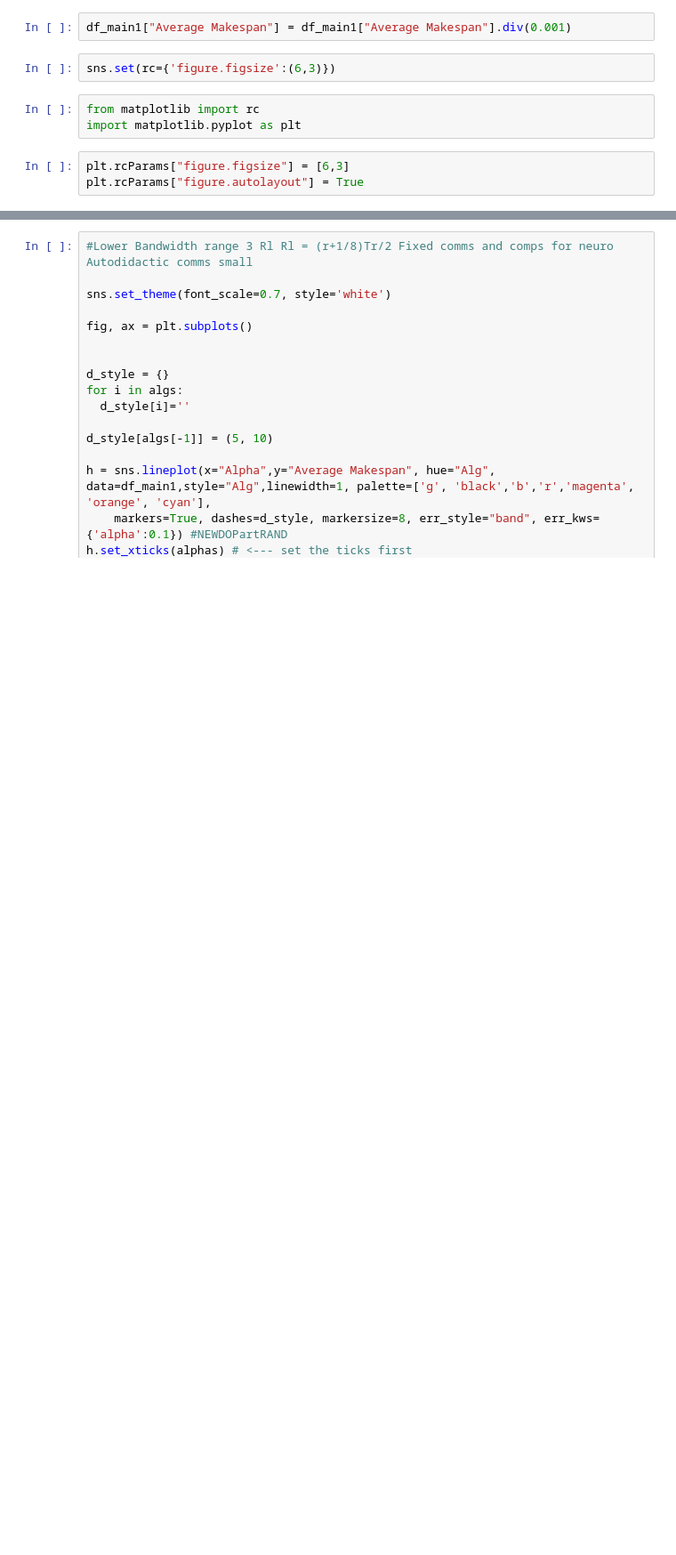
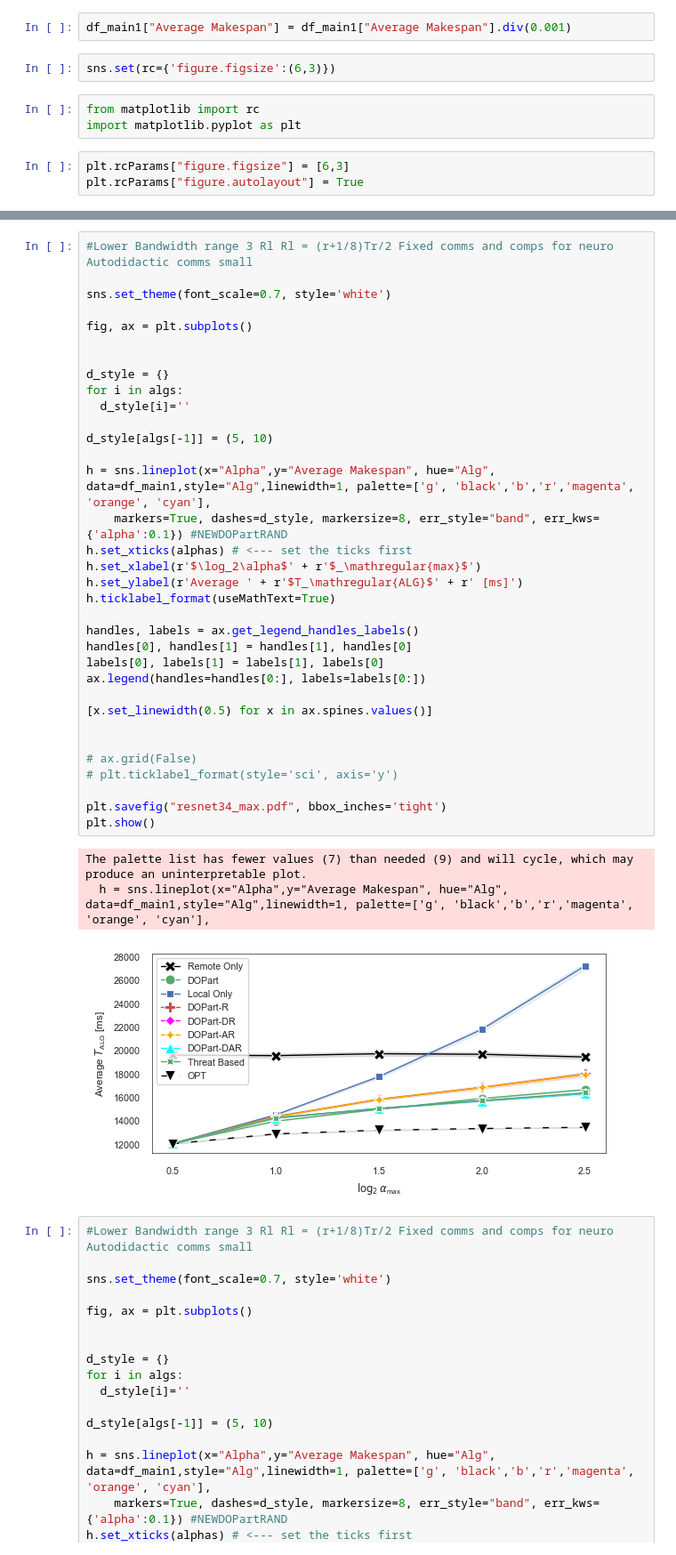
Before and after one commit to shivasaxena23/DOPart, a Jupyter notebook: (Randomized) DOPart.ipynb, the cells around one changed output, grey strips where cells are left out. Shown at 89% size. Saved outputs shown, nothing was run; the diff lists cells and outputs as text; blank space fills up the shorter version.

```diff
--- a/(Randomized) DOPart.ipynb
+++ b/(Randomized) DOPart.ipynb
@@ -449,3 +408,41 @@ df_main1.head()
+# %%
+#Lower Bandwidth range 3 Rl Rl = (r+1/8)Tr/2 Fixed comms and comps for neuro Autodidactic comms small
+
+sns.set_theme(font_scale=0.7, style='white')
+
+fig, ax = plt.subplots()
+
+
+d_style = {}
+for i in algs:
+  d_style[i]=''
+
+d_style[algs[-1]] = (5, 10)
+
+h = sns.lineplot(x="Alpha",y="Average Makespan", hue="Alg", data=df_main1,style="Alg",linewidth=1, palette=['g', 'black','b','r','magenta', 'orange', 'cyan'],
+    markers=True, dashes=d_style, markersize=8, err_style="band", err_kws={'alpha':0.1}) #NEWDOPartRAND
+h.set_xticks(alphas) # <--- set the ticks first
+h.set_xlabel(r'$\log_2\alpha$' + r'$_\mathregular{max}$')
+h.set_ylabel(r'Average ' + r'$T_\mathregular{ALG}$' + r' [ms]')
+h.ticklabel_format(useMathText=True)
+
+handles, labels = ax.get_legend_handles_labels()
+handles[0], handles[1] = handles[1], handles[0]
+labels[0], labels[1] = labels[1], labels[0]
+ax.legend(handles=handles[0:], labels=labels[0:])
+
+[x.set_linewidth(0.5) for x in ax.spines.values()]
+
+
+# ax.grid(False)
+# plt.ticklabel_format(style='sci', axis='y')
+
+plt.savefig("resnet34_max.pdf", bbox_inches='tight')
+plt.show()
+# %% [output]
+The palette list has fewer values (7) than needed (9) and will cycle, which may produce an uninterpretable plot.
+  h = sns.lineplot(x="Alpha",y="Average Makespan", hue="Alg", data=df_main1,style="Alg",linewidth=1, palette=['g', 'black','b','r','magenta', 'orange', 'cyan'],
+[figure, added]
 # %%
 #Lower Bandwidth range 3 Rl Rl = (r+1/8)Tr/2 Fixed comms and comps for neuro Autodidactic comms small
 
```
Also changed, not shown: parts of 17 cells of this notebook, 1 other file.
